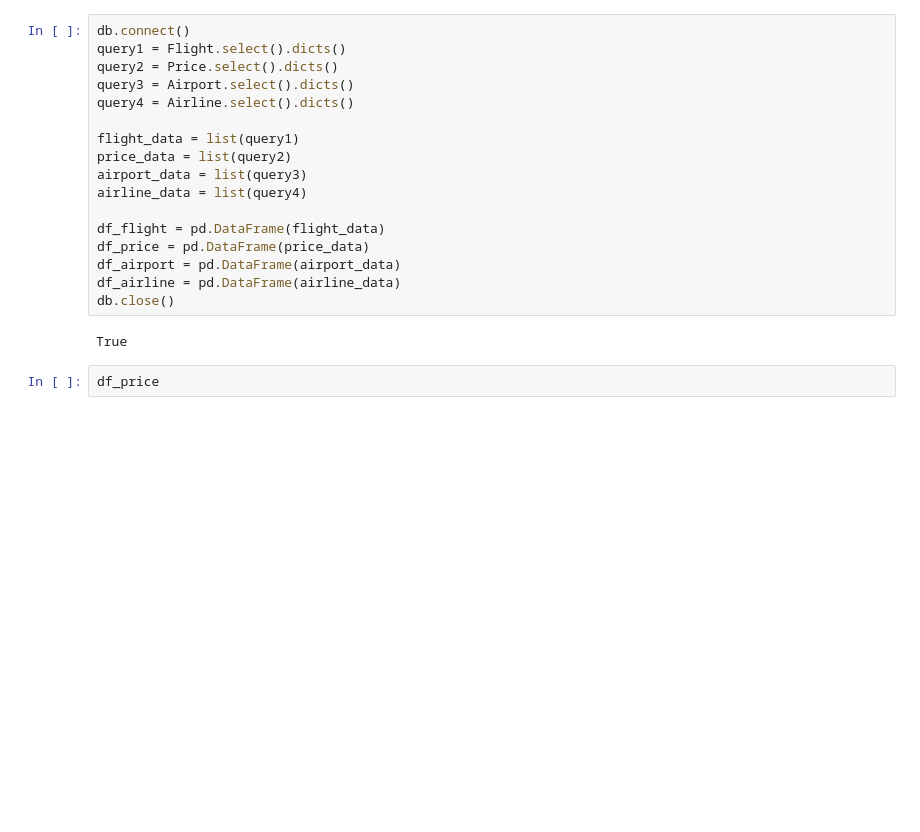
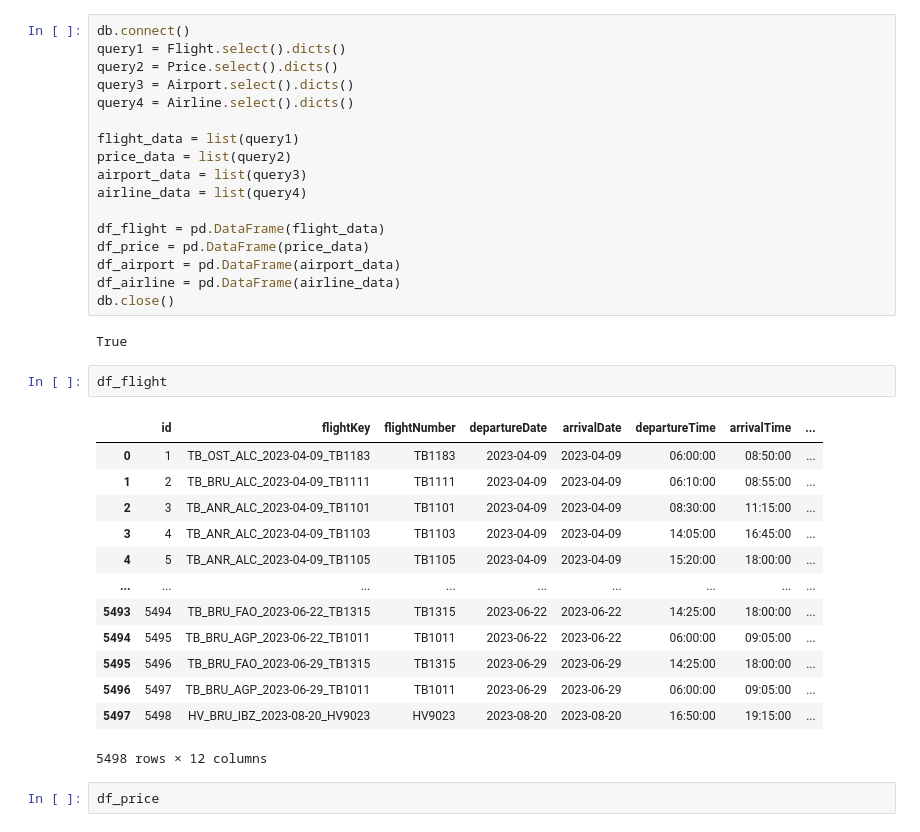
Before and after one commit to Floris-Buyse-FB/Data-Engineering-Project, a Jupyter notebook: analyse.ipynb, the cells around one changed output. Cells and saved outputs as stored; diff of their text form; blank space fills up the shorter version.

```diff
--- a/analyse.ipynb
+++ b/analyse.ipynb
@@ -72,6 +72,22 @@ df_airline = pd.DataFrame(airline_data)
 db.close()
 # %% [output]
 True
+# %%
+df_flight
+# %% [output]
+|  | id | flightKey | flightNumber | departureDate | arrivalDate | departureTime | arrivalTime | ... |
+| 0 | 1 | TB_OST_ALC_2023-04-09_TB1183 | TB1183 | 2023-04-09 | 2023-04-09 | 06:00:00 | 08:50:00 | ... |
+| 1 | 2 | TB_BRU_ALC_2023-04-09_TB1111 | TB1111 | 2023-04-09 | 2023-04-09 | 06:10:00 | 08:55:00 | ... |
+| 2 | 3 | TB_ANR_ALC_2023-04-09_TB1101 | TB1101 | 2023-04-09 | 2023-04-09 | 08:30:00 | 11:15:00 | ... |
+| 3 | 4 | TB_ANR_ALC_2023-04-09_TB1103 | TB1103 | 2023-04-09 | 2023-04-09 | 14:05:00 | 16:45:00 | ... |
+| 4 | 5 | TB_ANR_ALC_2023-04-09_TB1105 | TB1105 | 2023-04-09 | 2023-04-09 | 15:20:00 | 18:00:00 | ... |
+| ... | ... | ... | ... | ... | ... | ... | ... | ... |
+| 5493 | 5494 | TB_BRU_FAO_2023-06-22_TB1315 | TB1315 | 2023-06-22 | 2023-06-22 | 14:25:00 | 18:00:00 | ... |
+| 5494 | 5495 | TB_BRU_AGP_2023-06-22_TB1011 | TB1011 | 2023-06-22 | 2023-06-22 | 06:00:00 | 09:05:00 | ... |
+| 5495 | 5496 | TB_BRU_FAO_2023-06-29_TB1315 | TB1315 | 2023-06-29 | 2023-06-29 | 14:25:00 | 18:00:00 | ... |
+| 5496 | 5497 | TB_BRU_AGP_2023-06-29_TB1011 | TB1011 | 2023-06-29 | 2023-06-29 | 06:00:00 | 09:05:00 | ... |
+| 5497 | 5498 | HV_BRU_IBZ_2023-08-20_HV9023 | HV9023 | 2023-08-20 | 2023-08-20 | 16:50:00 | 19:15:00 | ... |
+5498 rows × 12 columns
 # %%
 df_price
 # %% [output]
```
Also changed, not shown: parts of 3 cells of this notebook.
